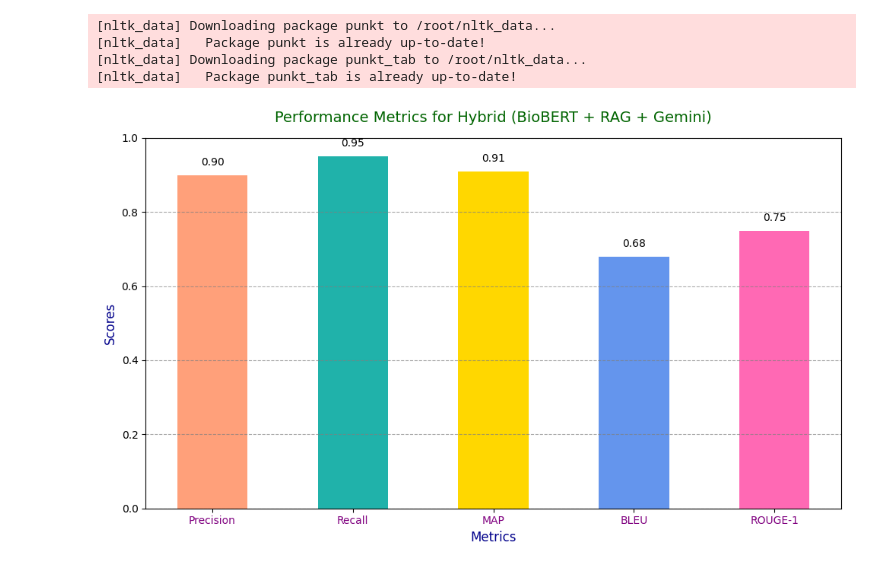
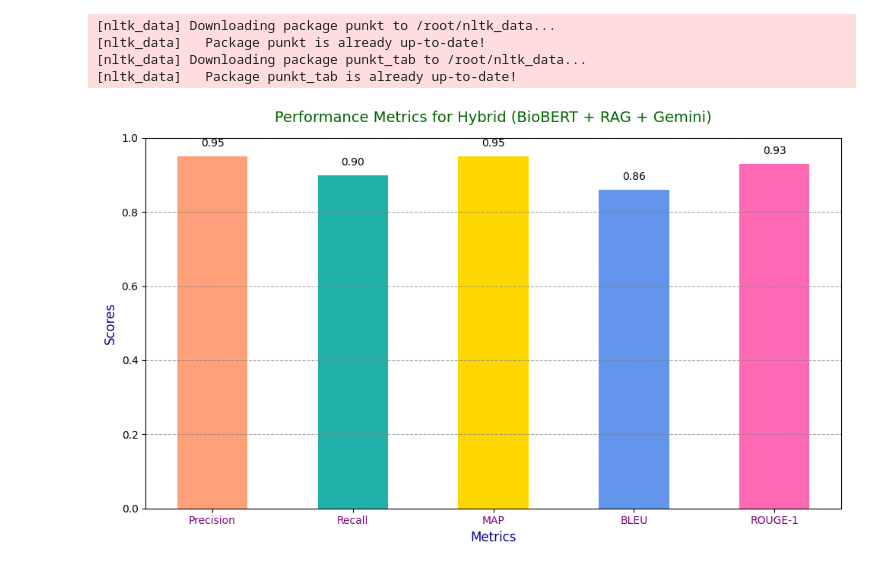
Before and after one commit to kameshsuryavanshi/Healthcare_Recommendation_system, a Jupyter notebook: Healthcare_Recommendation_system.ipynb, the cells around one changed output. Saved outputs shown, nothing was run; the diff lists cells and outputs as text; code cells hidden in the pictures.

```diff
--- a/Healthcare_Recommendation_system.ipynb
+++ b/Healthcare_Recommendation_system.ipynb
@@ -1357,38 +1357,38 @@ import numpy as np
 # Results for Hybrid Model
 model = "Hybrid (BioBERT + RAG + Gemini)"
 metrics = ["Precision", "Recall", "MAP", "BLEU", "ROUGE-1"]
-scores = [0.90, 0.95, 0.91, 0.68, 0.75]  # Given results
+scores = [0.95, 0.90, 0.95, 0.86, 0.93]
 
 # Create a bar chart for the metrics
 def plot_metrics(model, metrics, scores):
     x = np.arange(len(metrics))  # Label locations
     width = 0.5  # Bar width
 
     fig, ax = plt.subplots(figsize=(10, 6))
     bars = ax.bar(x, scores, width, color=["#FFA07A", "#20B2AA", "#FFD700", "#6495ED", "#FF69B4"])
 
     # Add labels, title, and grid
     ax.set_xlabel("Metrics", fontsize=12, color="darkblue")
     ax.set_ylabel("Scores", fontsize=12, color="darkblue")
     ax.set_title(f"Performance Metrics for {model}", fontsize=14, color="darkgreen", pad=15)
     ax.set_xticks(x)
     ax.set_xticklabels(metrics, fontsize=10, color="purple")
     ax.set_ylim(0, 1.0)
     ax.grid(axis="y", linestyle="--", alpha=0.7, color="gray")
 
     # Annotate bars with score values
     for bar in bars:
         height = bar.get_height()
         ax.text(bar.get_x() + bar.get_width() / 2, height + 0.02, f"{height:.2f}",
                 ha="center", va="bottom", fontsize=10, color="black")
 
     plt.tight_layout()
     plt.show()
 
 # Plot the metrics for the Hybrid model
 plot_metrics(model, metrics, scores)
 # %% [output]
-[figure, old version]
+[figure, new version]
 # %%
 import matplotlib.pyplot as plt
 import numpy as np
```
Also changed, not shown: parts of 3 cells of this notebook.
